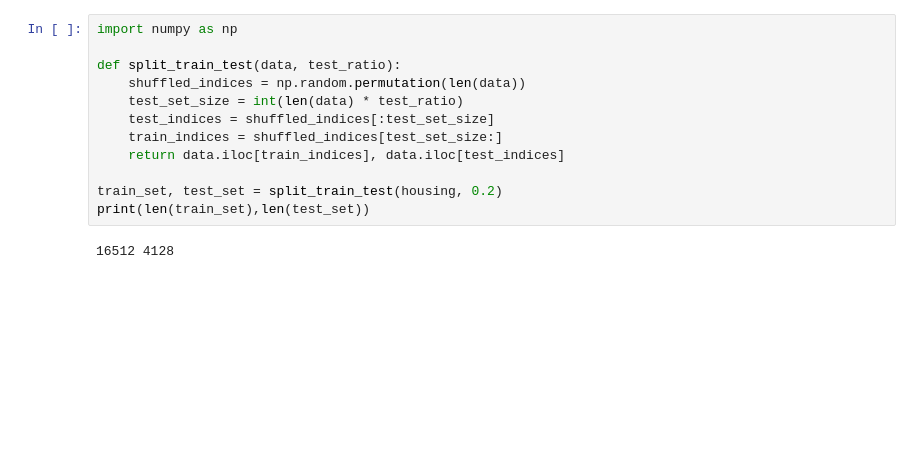
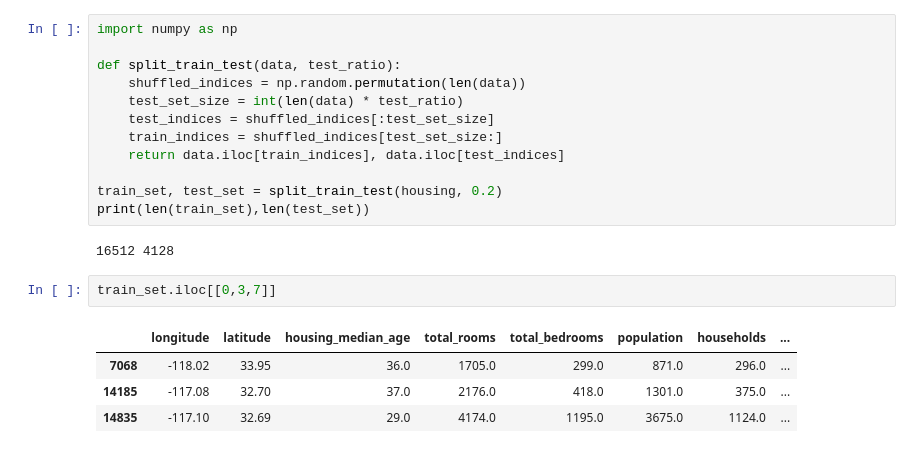
Before and after one commit to jasony93/machine_learning, a Jupyter notebook: Housing.ipynb, the cells around one changed output. Cells and saved outputs as stored; diff of their text form; blank space fills up the shorter version.

```diff
--- a/Housing.ipynb
+++ b/Housing.ipynb
@@ -71,3 +88,10 @@ train_set, test_set = split_train_test(housing, 0.2)
 print(len(train_set),len(test_set))
 # %% [output]
 16512 4128
+# %%
+train_set.iloc[[0,3,7]]
+# %% [output]
+|  | longitude | latitude | housing_median_age | total_rooms | total_bedrooms | population | households | ... |
+| 7068 | -118.02 | 33.95 | 36.0 | 1705.0 | 299.0 | 871.0 | 296.0 | ... |
+| 14185 | -117.08 | 32.70 | 37.0 | 2176.0 | 418.0 | 1301.0 | 375.0 | ... |
+| 14835 | -117.10 | 32.69 | 29.0 | 4174.0 | 1195.0 | 3675.0 | 1124.0 | ... |
```
Also changed, not shown: parts of 10 cells of this notebook.
